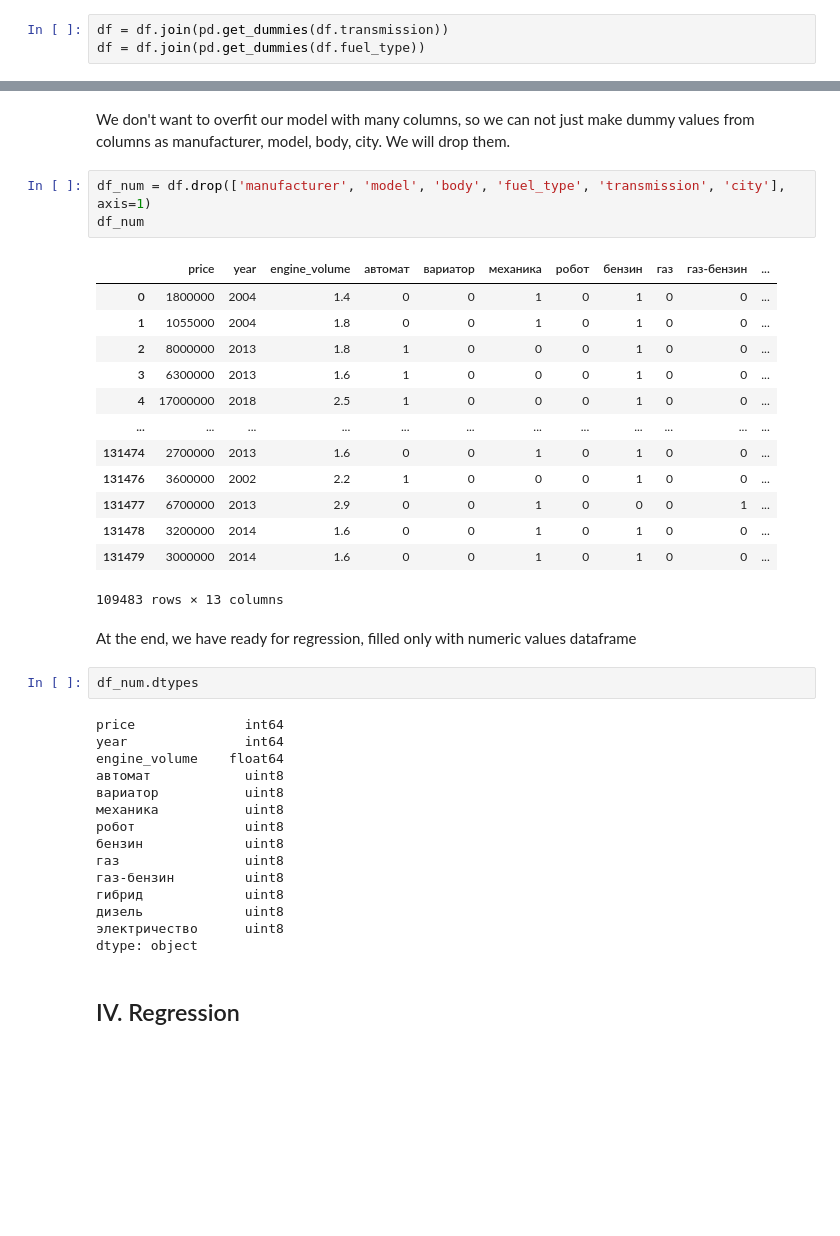
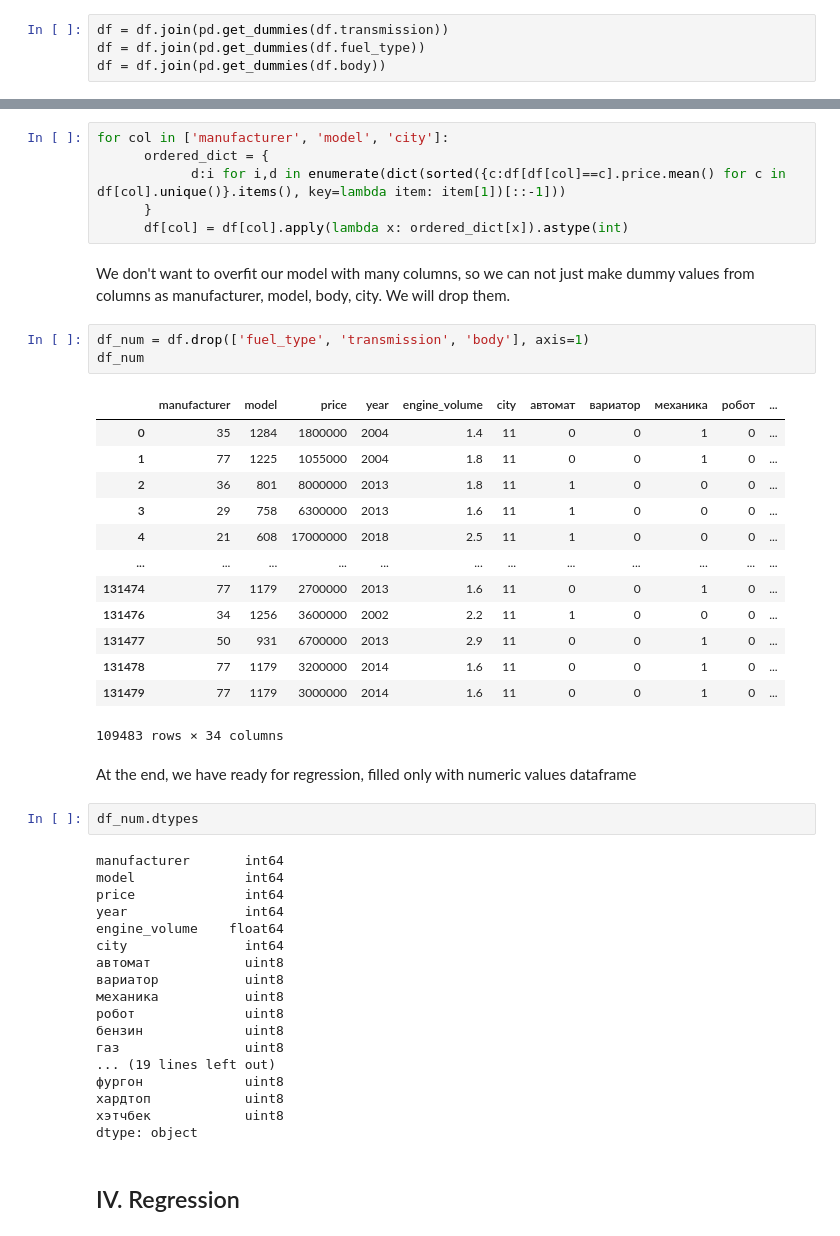
Before and after one commit to khandosaly/KolesaPrediction, a Jupyter notebook: notebook.ipynb, the cells around one changed output, grey strips where cells are left out. Saved outputs shown, nothing was run; the diff lists cells and outputs as text; blank space fills up the shorter version.

```diff
--- a/notebook.ipynb
+++ b/notebook.ipynb
@@ -168,3 +179,4 @@ Transmission and fuel type has few categories, so we will turn them into binary
 # %%
 df = df.join(pd.get_dummies(df.transmission))
 df = df.join(pd.get_dummies(df.fuel_type))
+df = df.join(pd.get_dummies(df.body))
@@ -171,40 +185,49 @@ df = df.join(pd.get_dummies(df.fuel_type))
+# %%
+for col in ['manufacturer', 'model', 'city']:
+      ordered_dict = {
+            d:i for i,d in enumerate(dict(sorted({c:df[df[col]==c].price.mean() for c in df[col].unique()}.items(), key=lambda item: item[1])[::-1]))
+      }
+      df[col] = df[col].apply(lambda x: ordered_dict[x]).astype(int)
 # %% [markdown]
 We don't want to overfit our model with many columns, so we can not just make dummy values from columns as manufacturer, model, body, city. We will drop them.
 # %%
-df_num = df.drop(['manufacturer', 'model', 'body', 'fuel_type', 'transmission', 'city'], axis=1)
+df_num = df.drop(['fuel_type', 'transmission', 'body'], axis=1)
 df_num
 # %% [output]
-|  | price | year | engine_volume | автомат | вариатор | механика | робот | бензин | газ | газ-бензин | ... |
-| 0 | 1800000 | 2004 | 1.4 | 0 | 0 | 1 | 0 | 1 | 0 | 0 | ... |
-| 1 | 1055000 | 2004 | 1.8 | 0 | 0 | 1 | 0 | 1 | 0 | 0 | ... |
-| 2 | 8000000 | 2013 | 1.8 | 1 | 0 | 0 | 0 | 1 | 0 | 0 | ... |
-| 3 | 6300000 | 2013 | 1.6 | 1 | 0 | 0 | 0 | 1 | 0 | 0 | ... |
-| 4 | 17000000 | 2018 | 2.5 | 1 | 0 | 0 | 0 | 1 | 0 | 0 | ... |
+|  | manufacturer | model | price | year | engine_volume | city | автомат | вариатор | механика | робот | ... |
+| 0 | 35 | 1284 | 1800000 | 2004 | 1.4 | 11 | 0 | 0 | 1 | 0 | ... |
+| 1 | 77 | 1225 | 1055000 | 2004 | 1.8 | 11 | 0 | 0 | 1 | 0 | ... |
+| 2 | 36 | 801 | 8000000 | 2013 | 1.8 | 11 | 1 | 0 | 0 | 0 | ... |
+| 3 | 29 | 758 | 6300000 | 2013 | 1.6 | 11 | 1 | 0 | 0 | 0 | ... |
+| 4 | 21 | 608 | 17000000 | 2018 | 2.5 | 11 | 1 | 0 | 0 | 0 | ... |
 | ... | ... | ... | ... | ... | ... | ... | ... | ... | ... | ... | ... |
-| 131474 | 2700000 | 2013 | 1.6 | 0 | 0 | 1 | 0 | 1 | 0 | 0 | ... |
-| 131476 | 3600000 | 2002 | 2.2 | 1 | 0 | 0 | 0 | 1 | 0 | 0 | ... |
-| 131477 | 6700000 | 2013 | 2.9 | 0 | 0 | 1 | 0 | 0 | 0 | 1 | ... |
-| 131478 | 3200000 | 2014 | 1.6 | 0 | 0 | 1 | 0 | 1 | 0 | 0 | ... |
-| 131479 | 3000000 | 2014 | 1.6 | 0 | 0 | 1 | 0 | 1 | 0 | 0 | ... |
+| 131474 | 77 | 1179 | 2700000 | 2013 | 1.6 | 11 | 0 | 0 | 1 | 0 | ... |
+| 131476 | 34 | 1256 | 3600000 | 2002 | 2.2 | 11 | 1 | 0 | 0 | 0 | ... |
+| 131477 | 50 | 931 | 6700000 | 2013 | 2.9 | 11 | 0 | 0 | 1 | 0 | ... |
+| 131478 | 77 | 1179 | 3200000 | 2014 | 1.6 | 11 | 0 | 0 | 1 | 0 | ... |
+| 131479 | 77 | 1179 | 3000000 | 2014 | 1.6 | 11 | 0 | 0 | 1 | 0 | ... |
-109483 rows × 13 columns
+109483 rows × 34 columns
 # %% [markdown]
 At the end, we have ready for regression, filled only with numeric values dataframe
 # %%
 df_num.dtypes
 # %% [output]
+manufacturer       int64
+model              int64
 price              int64
 year               int64
 engine_volume    float64
+city               int64
 автомат            uint8
 вариатор           uint8
 механика           uint8
 робот              uint8
 бензин             uint8
 газ                uint8
-газ-бензин         uint8
-гибрид             uint8
-дизель             uint8
-электричество      uint8
+... (19 lines left out)
+фургон             uint8
+хардтоп            uint8
+хэтчбек            uint8
 dtype: object
 # %% [markdown]
 ## IV. Regression
```
Also changed, not shown: parts of 16 cells of this notebook.
